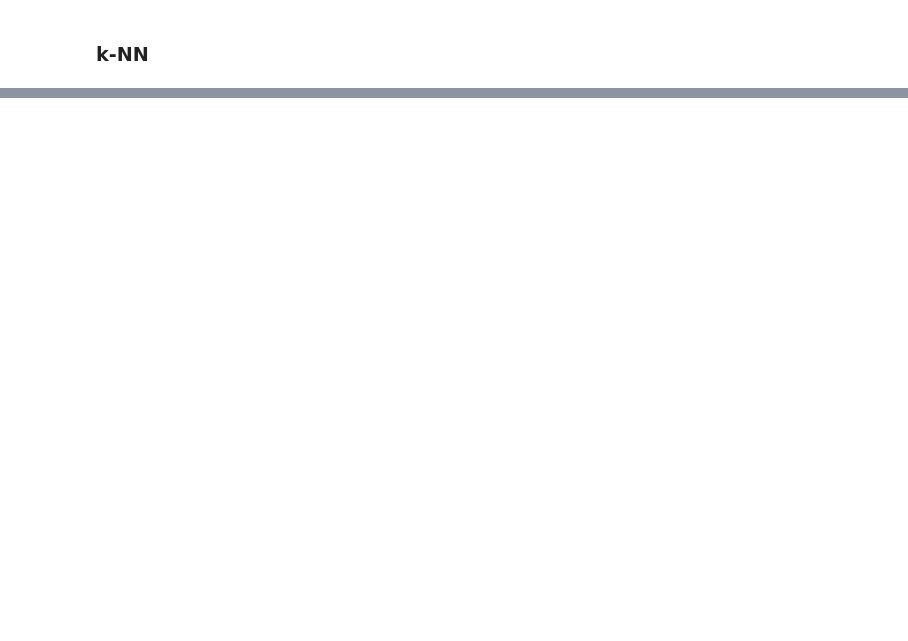
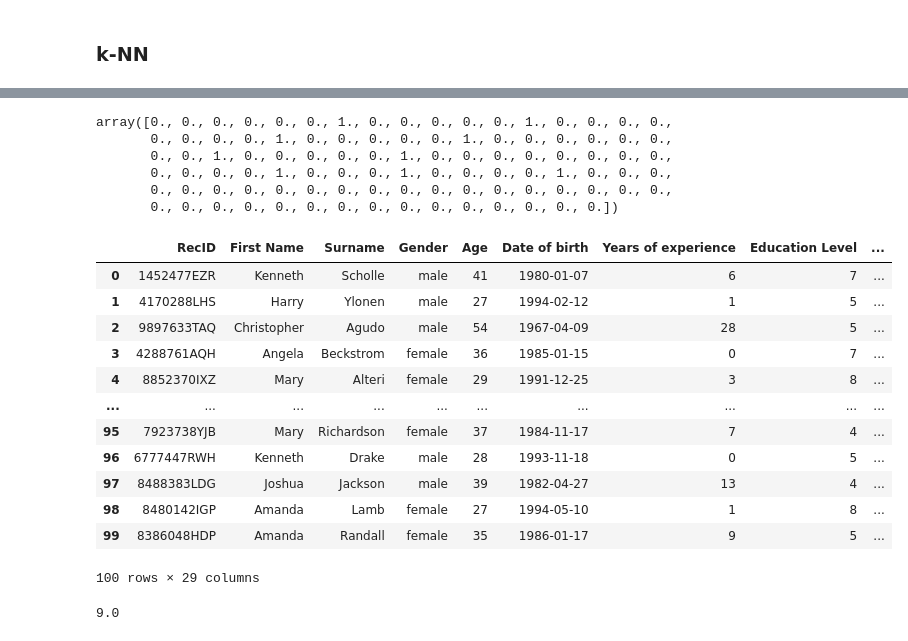
Before and after one commit to FHnt97/RUG_TOM_SIO, a Jupyter notebook: Copy_of_Assignment_A_4_2.ipynb, the cells around one changed output, grey strips where cells are left out. Saved outputs shown, nothing was run; the diff lists cells and outputs as text; code cells hidden in the pictures; blank space fills up the shorter version.

```diff
--- a/Copy_of_Assignment_A_4_2.ipynb
+++ b/Copy_of_Assignment_A_4_2.ipynb
@@ -461,0 +458,38 @@ For this part, we first need to prepare the test dataset, then apply the ML algo
+# %%
+X_train_1 = df_tr.drop('Check', axis=1)
+y_train_1 = df_tr['Check']
+
+xbg_model.fit(X_train_1, y_train_1)
+y_pred = xbg_model.predict(df_ts)
+# %%
+y_pred
+# %% [output]
+array([0., 0., 0., 0., 0., 0., 1., 0., 0., 0., 0., 0., 1., 0., 0., 0., 0.,
+       0., 0., 0., 0., 1., 0., 0., 0., 0., 0., 1., 0., 0., 0., 0., 0., 0.,
+       0., 0., 1., 0., 0., 0., 0., 0., 1., 0., 0., 0., 0., 0., 0., 0., 0.,
+       0., 0., 0., 0., 1., 0., 0., 0., 1., 0., 0., 0., 0., 1., 0., 0., 0.,
+       0., 0., 0., 0., 0., 0., 0., 0., 0., 0., 0., 0., 0., 0., 0., 0., 0.,
+       0., 0., 0., 0., 0., 0., 0., 0., 0., 0., 0., 0., 0., 0., 0.])
+# %%
+df_test['Check'] = y_pred
+# %%
+# return df to original state
+df_check = df_test.drop(['Total Languages', 'Total Skills'], axis=1)
+dep_dict_2 = {v : k for k, v in dep_dict.items()}
+df_check.Department =df_check.Department.replace(dep_dict_2)
+# %%
+df_check
+# %% [output]
+|  | RecID | First Name | Surname | Gender | Age | Date of birth | Years of experience | Education Level | ... |
+| 0 | 1452477EZR | Kenneth | Scholle | male | 41 | 1980-01-07 | 6 | 7 | ... |
+| 1 | 4170288LHS | Harry | Ylonen | male | 27 | 1994-02-12 | 1 | 5 | ... |
+| 2 | 9897633TAQ | Christopher | Agudo | male | 54 | 1967-04-09 | 28 | 5 | ... |
+| 3 | 4288761AQH | Angela | Beckstrom | female | 36 | 1985-01-15 | 0 | 7 | ... |
+| 4 | 8852370IXZ | Mary | Alteri | female | 29 | 1991-12-25 | 3 | 8 | ... |
+| ... | ... | ... | ... | ... | ... | ... | ... | ... | ... |
+| 95 | 7923738YJB | Mary | Richardson | female | 37 | 1984-11-17 | 7 | 4 | ... |
+| 96 | 6777447RWH | Kenneth | Drake | male | 28 | 1993-11-18 | 0 | 5 | ... |
+| 97 | 8488383LDG | Joshua | Jackson | male | 39 | 1982-04-27 | 13 | 4 | ... |
+| 98 | 8480142IGP | Amanda | Lamb | female | 27 | 1994-05-10 | 1 | 8 | ... |
+| 99 | 8386048HDP | Amanda | Randall | female | 35 | 1986-01-17 | 9 | 5 | ... |
+100 rows × 29 columns
@@ -461,0 +498,4 @@ For this part, we first need to prepare the test dataset, then apply the ML algo
+# %%
+df_check.Check.sum()
+# %% [output]
+9.0
```
Also changed, not shown: parts of 45 cells of this notebook.
